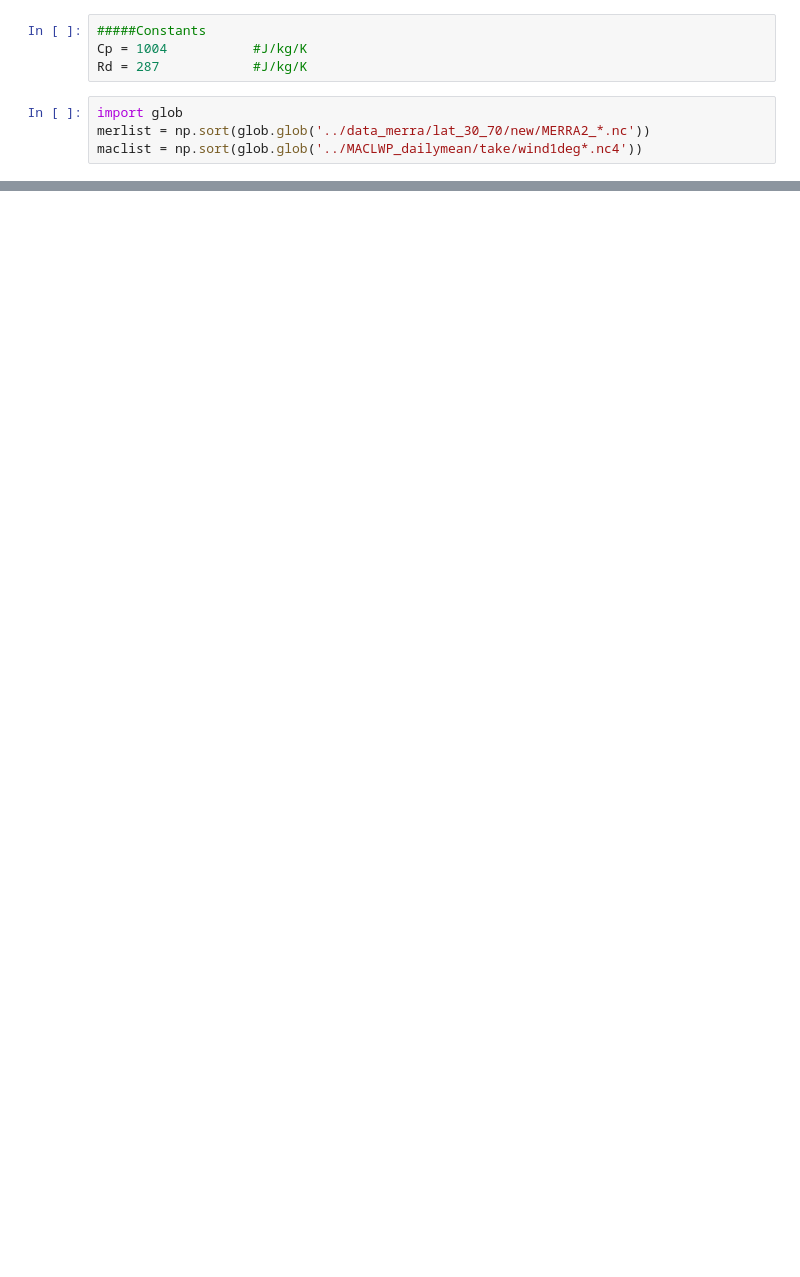
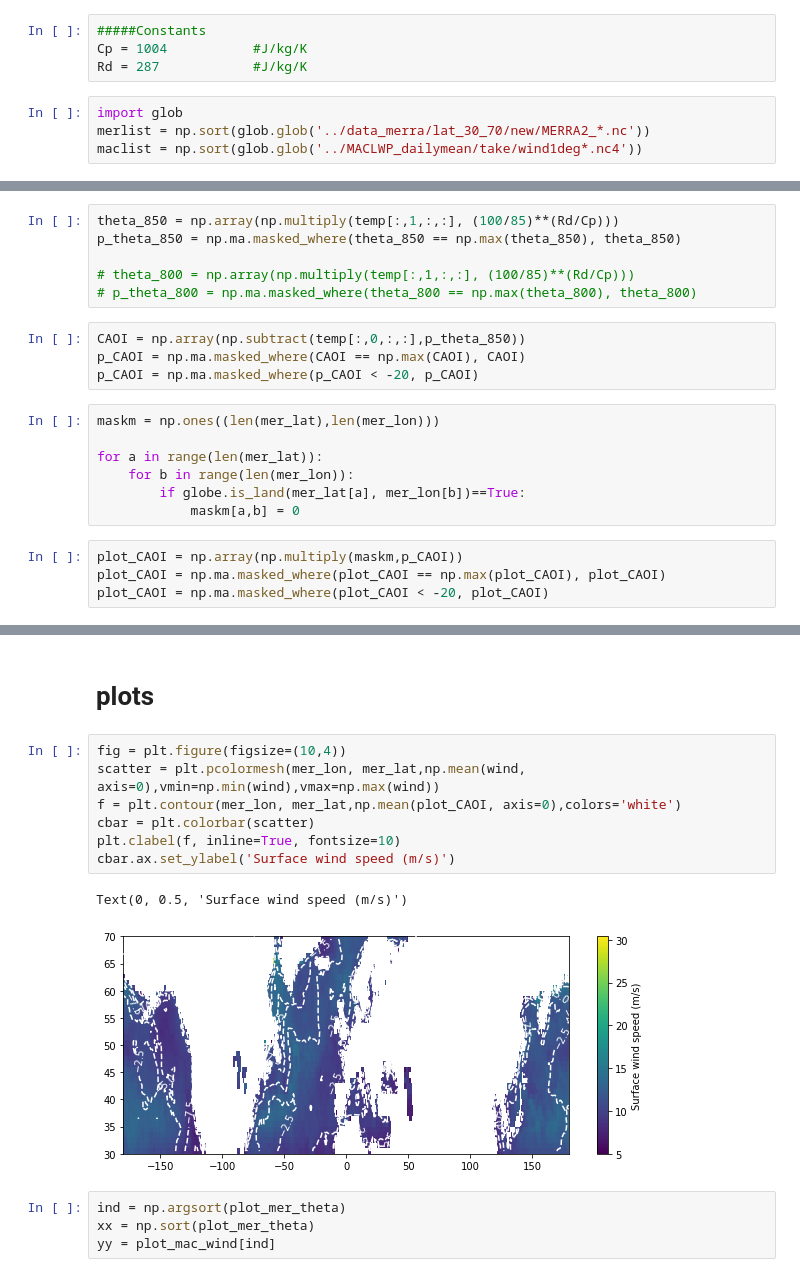
Before and after one commit to geethmaw/link, a Jupyter notebook: windVsM_mac+merra.ipynb, the cells around one changed output, grey strips where cells are left out. Cells and saved outputs as stored; diff of their text form; blank space fills up the shorter version.

```diff
--- a/windVsM_mac+merra.ipynb
+++ b/windVsM_mac+merra.ipynb
@@ -40,0 +81,21 @@ mer_T = np.array(merT[:,:,::-1,:])
+# %%
+theta_850 = np.array(np.multiply(temp[:,1,:,:], (100/85)**(Rd/Cp)))
+p_theta_850 = np.ma.masked_where(theta_850 == np.max(theta_850), theta_850)
+
+# theta_800 = np.array(np.multiply(temp[:,1,:,:], (100/85)**(Rd/Cp)))
+# p_theta_800 = np.ma.masked_where(theta_800 == np.max(theta_800), theta_800)
+# %%
+CAOI = np.array(np.subtract(temp[:,0,:,:],p_theta_850))
+p_CAOI = np.ma.masked_where(CAOI == np.max(CAOI), CAOI)
+p_CAOI = np.ma.masked_where(p_CAOI < -20, p_CAOI)
+# %%
+maskm = np.ones((len(mer_lat),len(mer_lon)))
+
+for a in range(len(mer_lat)):
+    for b in range(len(mer_lon)):
+        if globe.is_land(mer_lat[a], mer_lon[b])==True:
+            maskm[a,b] = 0
+# %%
+plot_CAOI = np.array(np.multiply(maskm,p_CAOI))
+plot_CAOI = np.ma.masked_where(plot_CAOI == np.max(plot_CAOI), plot_CAOI)
+plot_CAOI = np.ma.masked_where(plot_CAOI < -20, plot_CAOI)
@@ -40,0 +143,16 @@ mer_T = np.array(merT[:,:,::-1,:])
+# %% [markdown]
+# plots
+# %%
+fig = plt.figure(figsize=(10,4))
+scatter = plt.pcolormesh(mer_lon, mer_lat,np.mean(wind, axis=0),vmin=np.min(wind),vmax=np.max(wind))
+f = plt.contour(mer_lon, mer_lat,np.mean(plot_CAOI, axis=0),colors='white')
+cbar = plt.colorbar(scatter)
+plt.clabel(f, inline=True, fontsize=10)
+cbar.ax.set_ylabel('Surface wind speed (m/s)')
+# %% [output]
+Text(0, 0.5, 'Surface wind speed (m/s)')
+[figure, added]
+# %%
+ind = np.argsort(plot_mer_theta)
+xx = np.sort(plot_mer_theta)
+yy = plot_mac_wind[ind]
```
Also changed, not shown: parts of 23 cells of this notebook, 5 other files.
